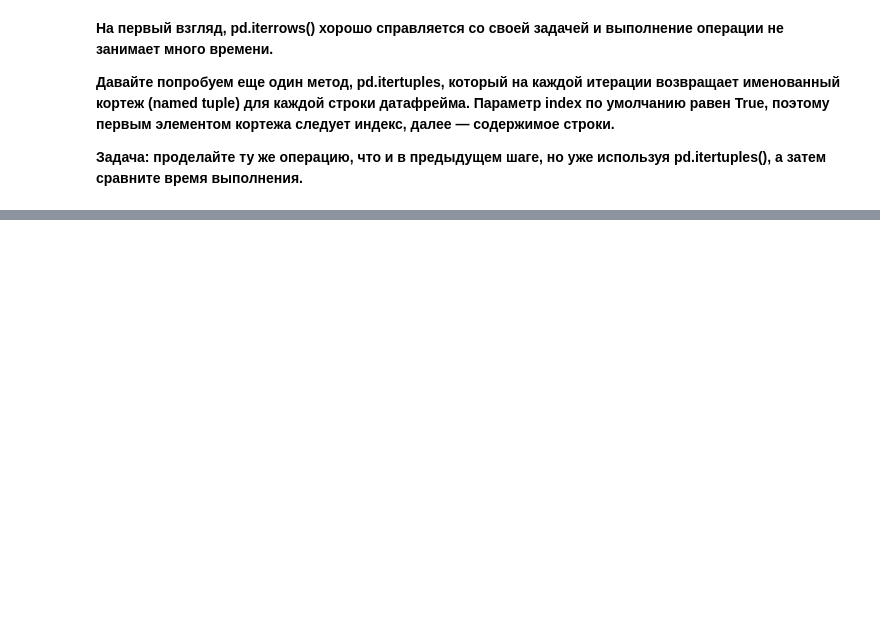
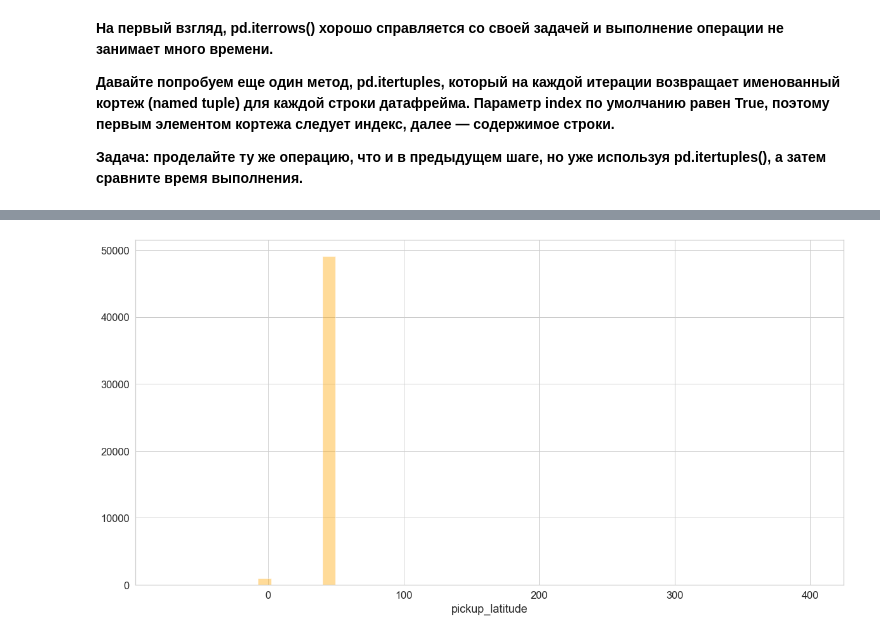
Before and after one commit to KirillRepin23/KirillRepin23, a Jupyter notebook: Python/Improved_Python_Lesson_8_Task_1.ipynb, the cells around one changed output, grey strips where cells are left out. Cells and saved outputs as stored; diff of their text form; code cells hidden in the pictures; blank space fills up the shorter version.

```diff
--- a/Python/Improved_Python_Lesson_8_Task_1.ipynb
+++ b/Python/Improved_Python_Lesson_8_Task_1.ipynb
@@ -154,0 +268,4 @@ df.head()
+# %%
+ax = sns.distplot(df['pickup_latitude'], kde = False, color = 'orange')
+# %% [output]
+[figure, added]
```
Also changed, not shown: parts of 29 cells of this notebook.
